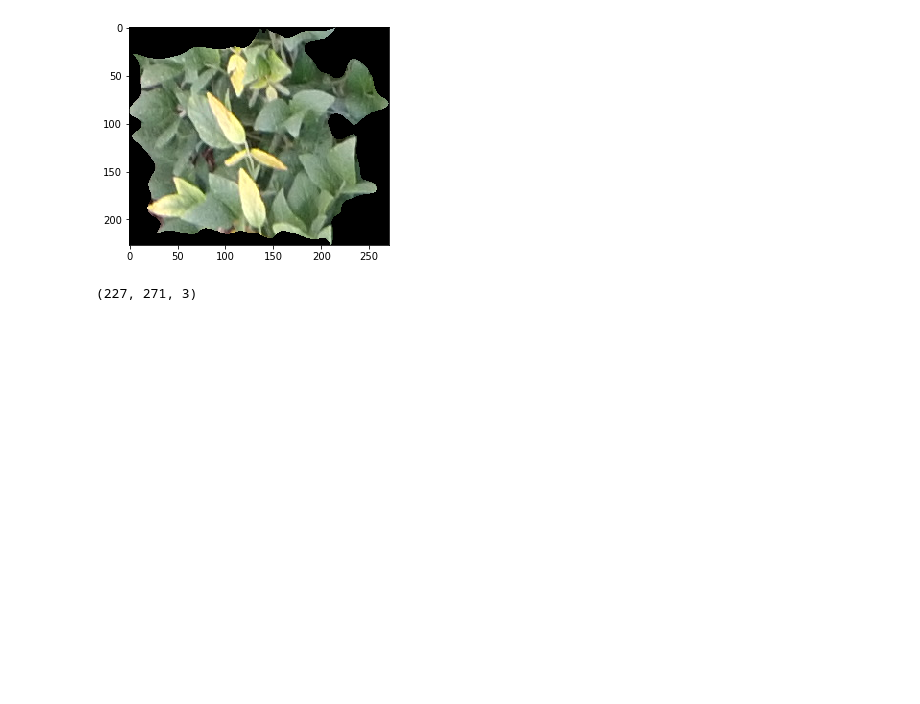
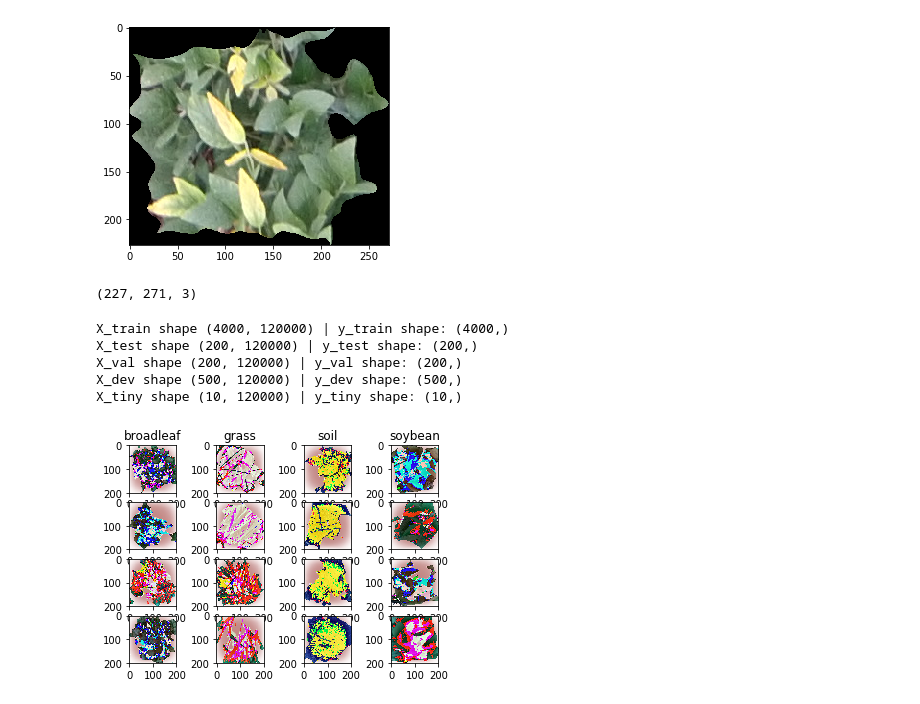
Before and after one commit to objectis/ai-weed-detection, a Jupyter notebook: weed_detection.ipynb, the cells around one changed output. Drawn from its saved outputs; the diff is of its cells as text; code cells hidden in the pictures; blank space fills up the shorter version.

```diff
--- a/weed_detection.ipynb
+++ b/weed_detection.ipynb
@@ -133,0 +149,50 @@ show_image(os.path.join(os.path.join(directory,classes[3]),soybean[random.randin
+# %%
+train_idxs = np.random.permutation(X_train.shape[0])
+y_train  = y_train[train_idxs].astype(int)
+X_train = X_train[train_idxs]
+
+X_train = np.reshape(X_train, (X_train.shape[0], -1)).astype('float64')
+X_test = np.reshape(X_test, (X_test.shape[0], -1)).astype('float64')
+X_val = np.reshape(X_val, (X_val.shape[0], -1)).astype('float64')
+
+X_tiny = X_train[100:110].astype('float64')
+y_tiny = y_train[100:110].astype(int)
+num_dev = 500
+
+X_dev = X_train[0:num_dev].astype('float64')
+y_dev = y_train[0:num_dev].astype(int)
+print("X_train shape", X_train.shape, "| y_train shape:", y_train.shape)
+print("X_test shape", X_test.shape, "| y_test shape:", y_test.shape)
+print("X_val shape", X_val.shape, "| y_val shape:", y_val.shape)
+print("X_dev shape", X_dev.shape, "| y_dev shape:", y_dev.shape)
+print("X_tiny shape", X_tiny.shape, "| y_tiny shape:", y_tiny.shape)
+
+
+mean_image = np.mean(X_train, axis=0)
+X_train -= mean_image
+X_val -= mean_image
+X_test -= mean_image
+X_dev -= mean_image
+X_tiny -= mean_image
+# %% [output]
+X_train shape (4000, 120000) | y_train shape: (4000,)
+X_test shape (200, 120000) | y_test shape: (200,)
+X_val shape (200, 120000) | y_val shape: (200,)
+X_dev shape (500, 120000) | y_dev shape: (500,)
+X_tiny shape (10, 120000) | y_tiny shape: (10,)
+# %%
+classes = ['broadleaf', 'grass', 'soil', 'soybean']
+n_class = len(classes)
+samples_per_class = 4
+for y, cls in enumerate(classes):
+    idxes = np.flatnonzero(y == y_train)
+    idxes = np.random.choice(idxes, samples_per_class, replace = False)
+    for i, idx in enumerate(idxes):
+        plt_idx = i * n_class + y + 1
+        plt.subplot(samples_per_class,n_class, plt_idx)
+        plt.imshow(X_train[idx].reshape(im_width, im_height, im_channel).astype('uint8'))
+        if(i==0): plt.title(cls)
+
+plt.show()
+# %% [output]
+[figure, added]
```
Also changed, not shown: parts of 12 cells of this notebook.
